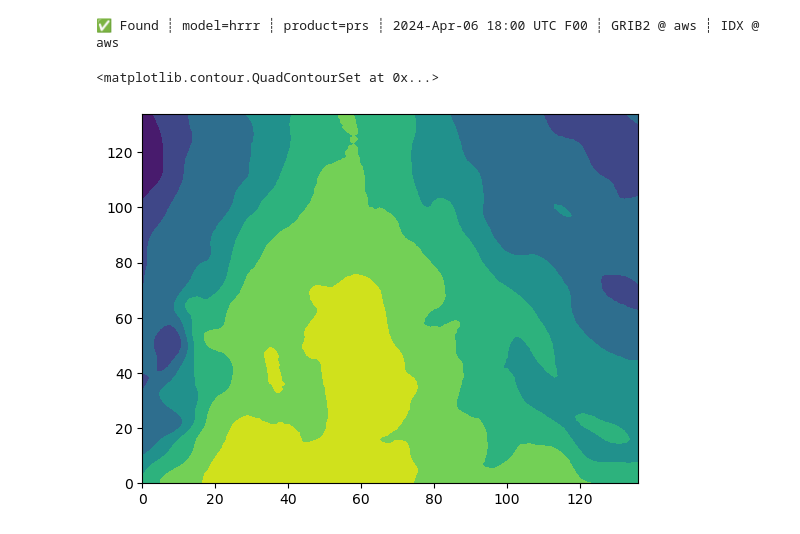
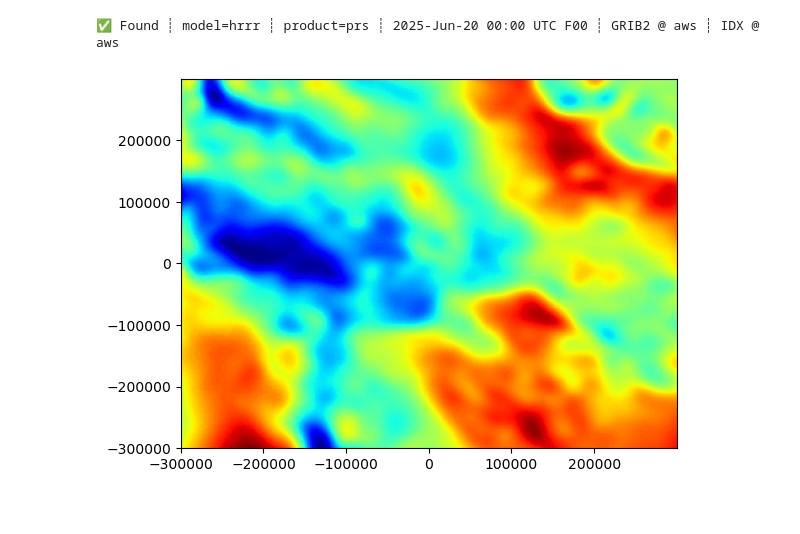
Before and after one commit to TylerPardun/CM1_3d_initialization, a Jupyter notebook: get_hrrr_for_cm1.ipynb, the cells around one changed output. Drawn from its saved outputs; the diff is of its cells as text; code cells hidden in the pictures.

```diff
--- a/get_hrrr_for_cm1.ipynb
+++ b/get_hrrr_for_cm1.ipynb
@@ -371,19 +653,20 @@ g   = const.earth_gravity.m
 p0  = 1000 #hPa
 # %%
 #Put in your date of interest here - I have it pull 4 hours prior to run simulations with
-date_init = datetime(2024, 4, 6, 22, 0)
+date_init = datetime(2025, 6, 20, 4, 0)
 dt = hour_rounder(date_init)-timedelta(hours=4) #4 hours before reference time (change if needed)
-clat,clon = 35.25,-97.45
-dx,dy = 100,100 #km, domain of the model analysis grid relative to the point of interest
+clat,clon = 46.62,-97.60
+dx,dy = 300,300 #km, domain of the model analysis grid relative to the point of interest
+zmax = 16000.0 #meters
 path = 'HRRR/' #Directory to house the netCDF file
 out_nc_path = '../cm1/input_sounding.nc' #Path to store the input_sounding.nc file
 make_hrrr_dataset(dt,clat,clon,dx,dy,path=path)
 # %% [output]
-✅ Found ┊ model=hrrr ┊ product=prs ┊ 2024-Apr-06 18:00 UTC F00 ┊ GRIB2 @ aws ┊ IDX @ aws
+✅ Found ┊ model=hrrr ┊ product=prs ┊ 2025-Jun-20 00:00 UTC F00 ┊ GRIB2 @ aws ┊ IDX @ aws
 # %%
 #Open the HRRR dataset
 hrr_to_cm1_out = {}
-ds = xr.open_dataset(path+'/{}.nc'.format(dt.strftime('%Y%m%d'))) #[z,y,x]
+ds = xr.open_dataset(path+'/{}_{}_{}km.nc'.format(date_init.strftime('%Y%m%d'),int(dx),int(dy))) #[z,y,x]
 
 # Make a square grid of the HRRR coordinates (y,x)
 hrrr_x,hrrr_y = np.linspace(-dx,dx,ds.x.values.shape[1],endpoint=True),np.linspace(-dy,dy,ds.x.values.shape[0],endpoint=True)
@@ -391,7 +674,6 @@ hrrr_x,hrrr_y = np.linspace(-dx,dx,ds.x.values.shape[1],endpoint=True),np.linspa
 #Make 3D pressure array
 hrrr_prs = ds.z.values
 pres_levs_3d = np.broadcast_to(hrrr_prs.reshape(hrrr_prs.size, 1, 1), (hrrr_prs.size,hrrr_y.size,hrrr_x.size))
-
 
 #Compute potential temperature and WVMR
 exner = (p0 / pres_levs_3d) ** (Rd / cpd)
@@ -401,7 +683,6 @@ theta = ds.temp.values * exner
 qv = mpcalc.mixing_ratio_from_relative_humidity(np.array(pres_levs_3d)*units.hPa, np.array(ds.temp.values)*units.kelvin, np.array(ds.r.values)*units.percent).m*1000 #g/kg
 
 #Get the surface variables and interpolate to common grid
-zmax = 16000.0 #meters
 z_arr,_,th_arr,qv_arr,u_arr,v_arr,psfc,th0,qv0 = interp_columns_to_uniform_z(hrrr_prs, ds.gh.values, theta, qv, ds.u.values, ds.v.values, zmax=zmax)
 
 #Append the dimensions
@@ -418,11 +699,10 @@ hrr_to_cm1_out['psfc'] = psfc
 hrr_to_cm1_out['th0'] = th0
 hrr_to_cm1_out['qv0'] = qv0
 
-#Make the input_sounding file
-make_input_sounding_file(hrr_to_cm1_out,out_nc_path)
+
+#Make the input_sounding file (on native HRRR resolution)
+#make_input_sounding_file(hrr_to_cm1_out,out_nc_path)
+
+#Make the input_sounding file (resample the grid if you want, may take some time)
+dx_resample, dy_resample = 1000.0, 1000.0  # meters
+make_input_sounding_file_resample(hrr_to_cm1_out,out_nc_path,dx_resample=dx_resample, dy_resample=dy_resample, kind='cubic')
-# %%
-#Make a plot if wanted
-plt.contourf(hrr_to_cm1_out['qv'][0])
-# %% [output]
-<matplotlib.contour.QuadContourSet at 0x...>
-[figure, removed]
@@ -428,0 +719,17 @@ plt.contourf(hrr_to_cm1_out['qv'][0])
+# %%
+#Resample our grid and make a plot
+dx_resample,dy_resample = 500,500 #m
+xh,yh = hrr_to_cm1_out['x'],hrr_to_cm1_out['y']
+xg,yg = np.arange(xh[0], xh[-1], dx_resample),np.arange(yh[0], yh[-1], dy_resample)
+var2 = np.zeros((xg.size,yg.size))*np.nan
+
+var = hrr_to_cm1_out['u'][0]
+f = interps.interp2d(hrr_to_cm1_out['x'],hrr_to_cm1_out['y'],var,kind='cubic')
+var2 = f(xg, yg).T
+
+XG, YG = np.meshgrid(xg, yg)
+plt.pcolormesh(XG, YG,var2.T,cmap='jet')
+plt.show()
+plt.close()
+# %% [output]
+[figure, added]
```
Also changed, not shown: parts of 3 cells of this notebook.
